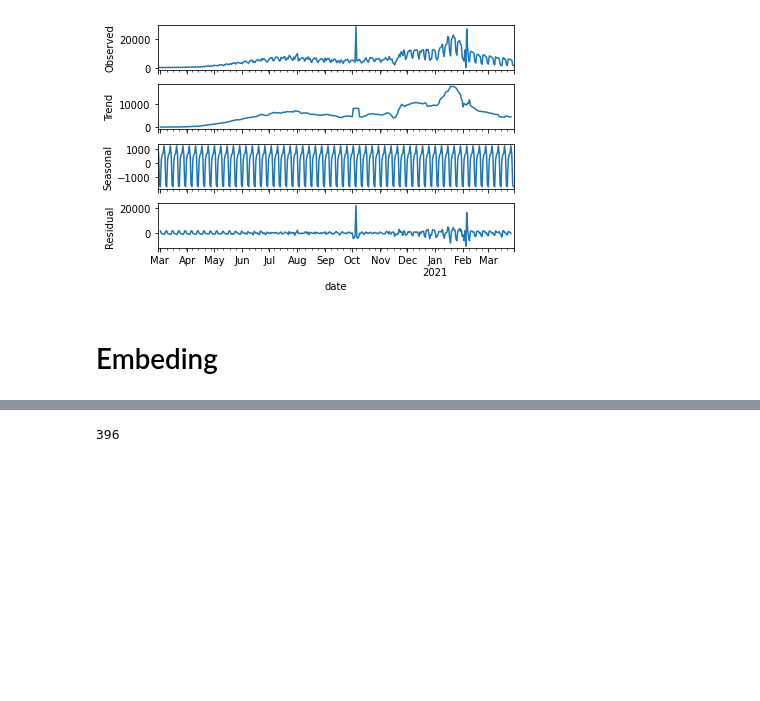
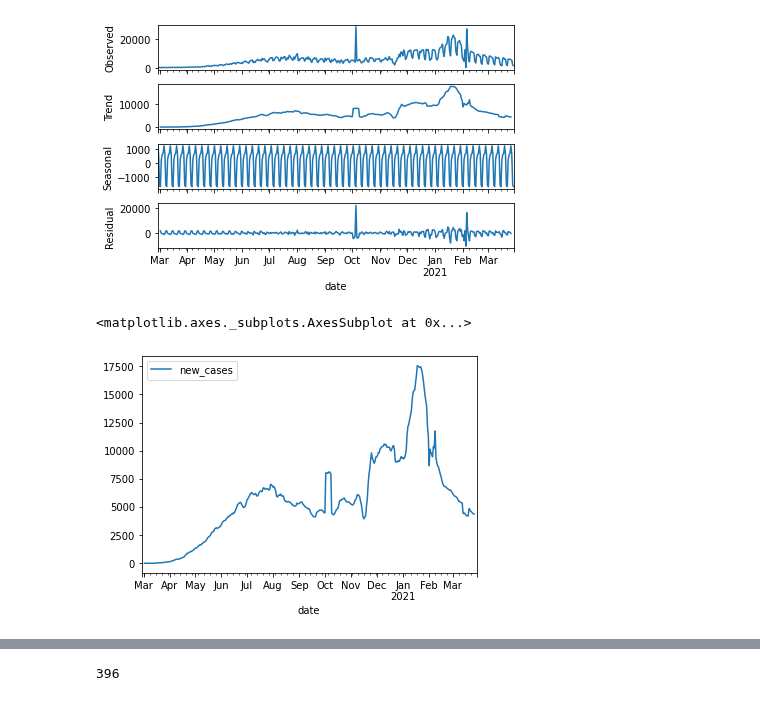
Before and after one commit to artthuro6/Covid-19, a Jupyter notebook: LSTM_COVID_19.ipynb, the cells around one changed output, grey strips where cells are left out. Cells and saved outputs as stored; diff of their text form; code cells hidden in the pictures; blank space fills up the shorter version.

```diff
--- a/LSTM_COVID_19.ipynb
+++ b/LSTM_COVID_19.ipynb
@@ -244,5 +248,8 @@ seasonal_value = seasonal_decompose(df_mx_2, freq=7)
 seasonal_value.plot();
 # %% [output]
 [figure]
-# %% [markdown]
-# Embeding
+# %%
+seasonal_value.trend.plot()
+# %% [output]
+<matplotlib.axes._subplots.AxesSubplot at 0x...>
+[figure, added]
```
Also changed, not shown: parts of 47 cells of this notebook.
